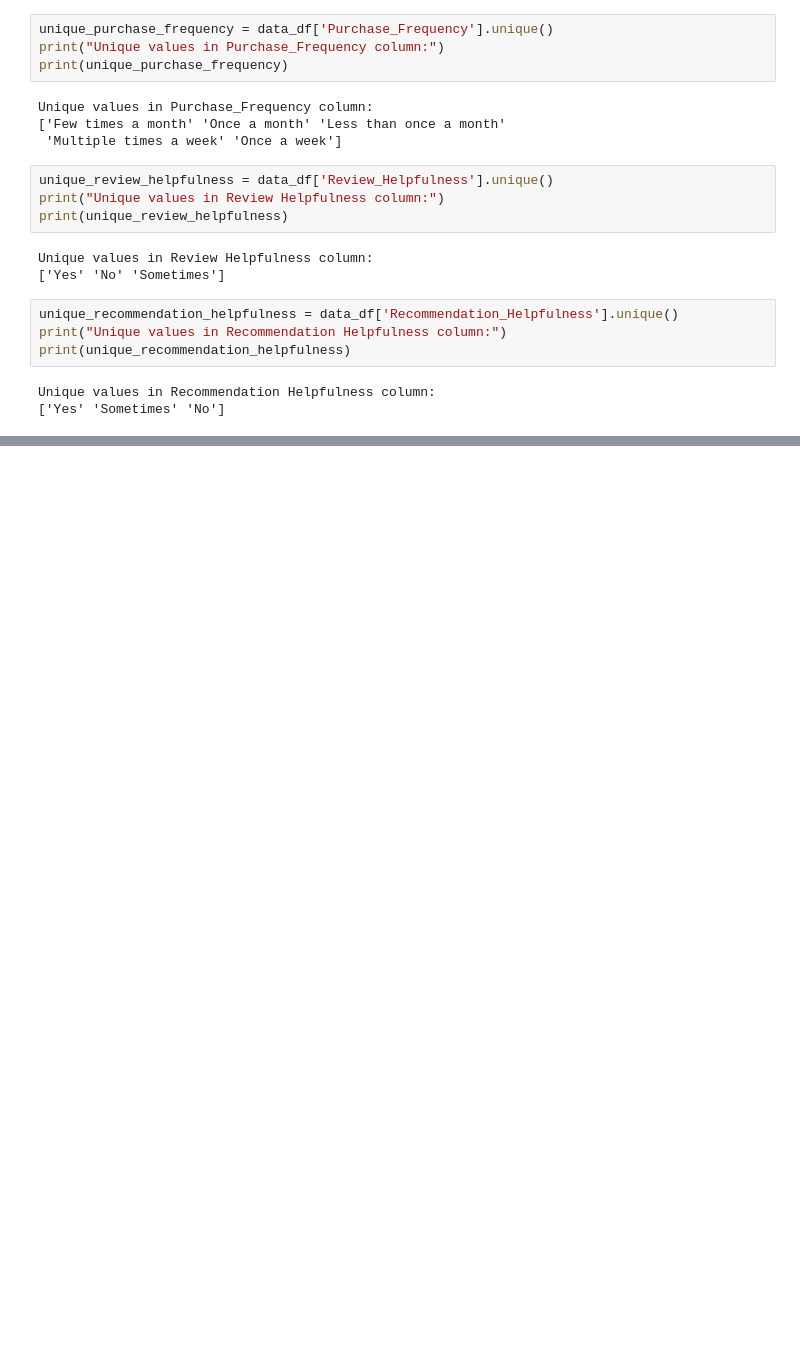
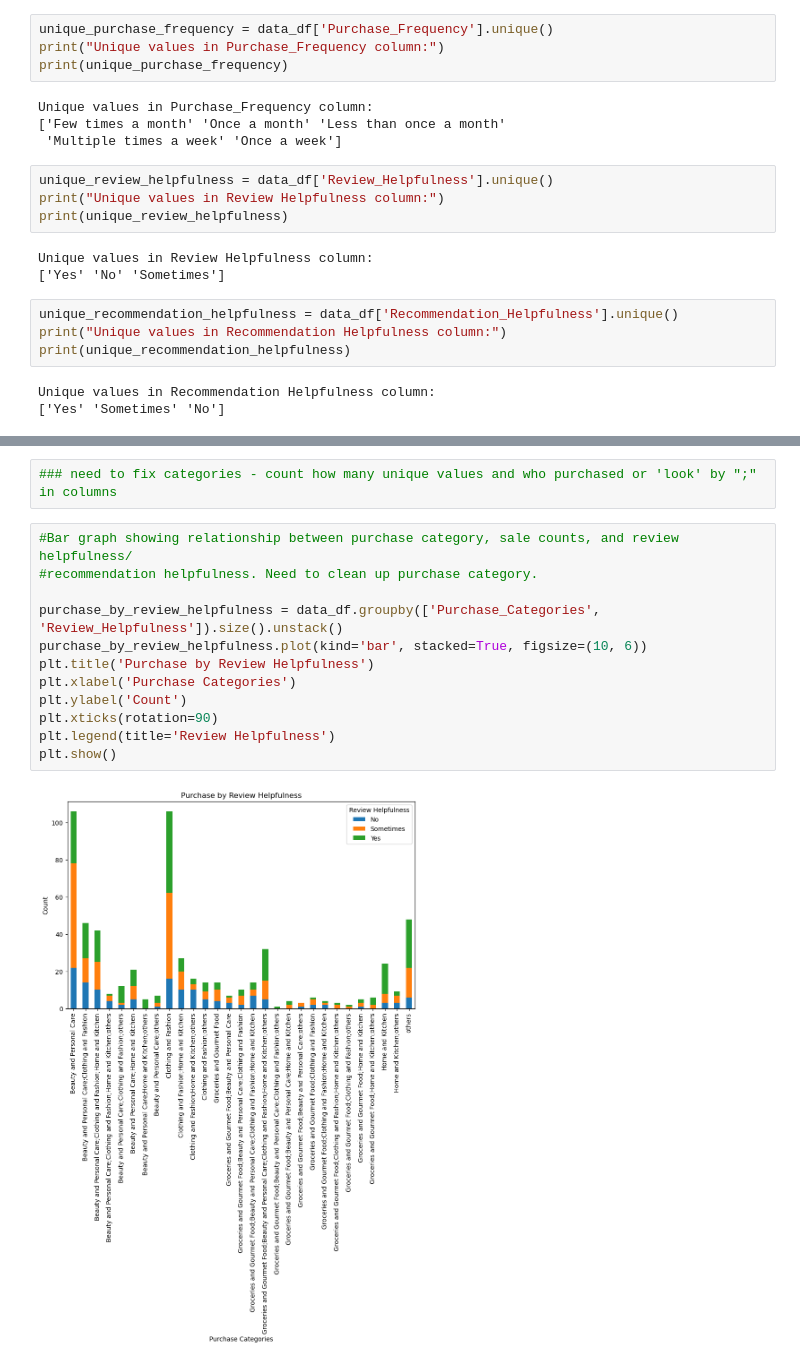
Before and after one commit to rubyghabboun/project1_sudowoodo1, a Jupyter notebook: trish_reviews_recs.ipynb, the cells around one changed output, grey strips where cells are left out. Cells and saved outputs as stored; diff of their text form; blank space fills up the shorter version.

```diff
--- a/trish_reviews_recs.ipynb
+++ b/trish_reviews_recs.ipynb
@@ -131,3 +139,19 @@ plt.title('Recommendation_Helpfulness Distribution')
 plt.show()
 # %% [output]
 [figure]
+# %%
+### need to fix categories - count how many unique values and who purchased or 'look' by ";" in columns
+# %%
+#Bar graph showing relationship between purchase category, sale counts, and review helpfulness/
+#recommendation helpfulness. Need to clean up purchase category.
+
+purchase_by_review_helpfulness = data_df.groupby(['Purchase_Categories', 'Review_Helpfulness']).size().unstack()
+purchase_by_review_helpfulness.plot(kind='bar', stacked=True, figsize=(10, 6))
+plt.title('Purchase by Review Helpfulness')
+plt.xlabel('Purchase Categories')
+plt.ylabel('Count')
+plt.xticks(rotation=90)
+plt.legend(title='Review Helpfulness')
+plt.show()
+# %% [output]
+[figure, added]
```
Also changed, not shown: parts of 8 cells of this notebook.
